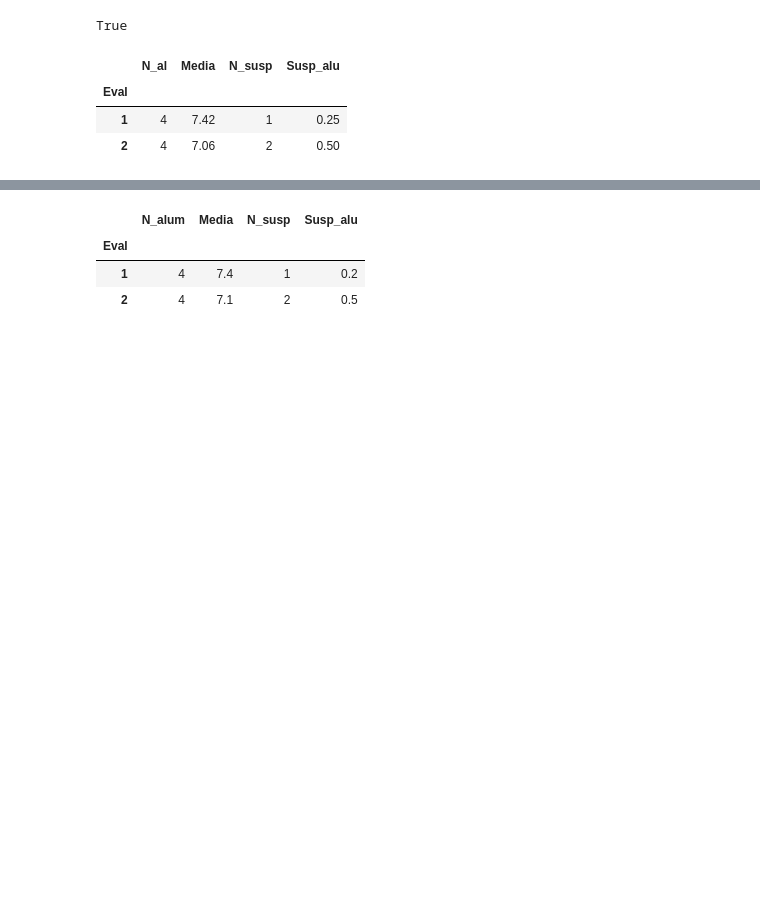
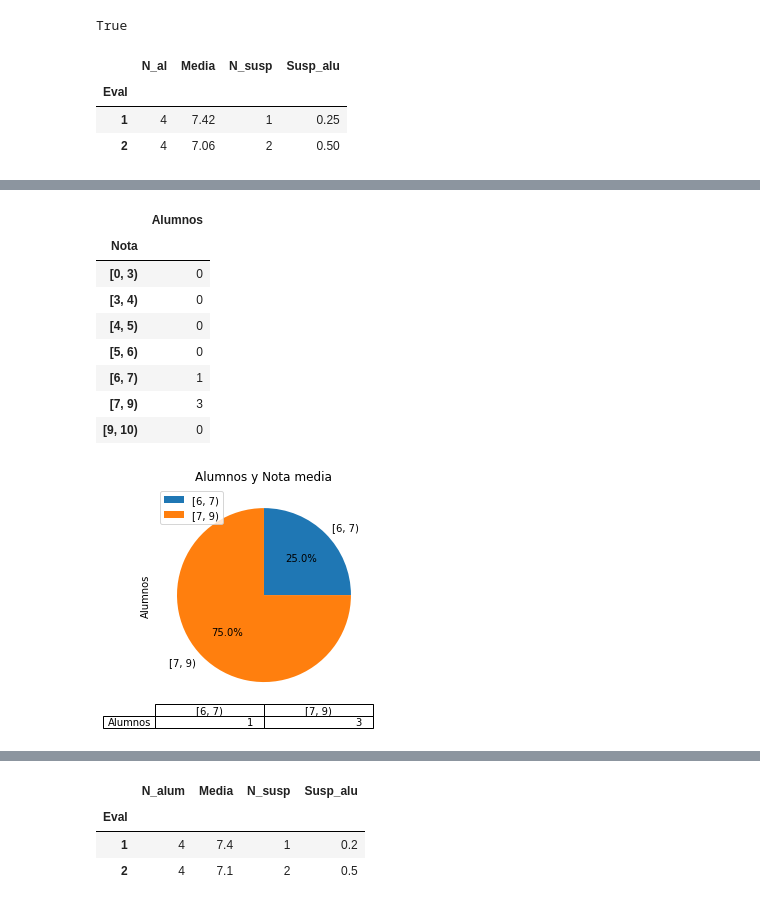
Before and after one commit to crdguez/mat4ac, a Jupyter notebook: notebooks/est_evaluacion_2021.ipynb, the cells around one changed output, grey strips where cells are left out. Cells and saved outputs as stored; diff of their text form; code cells hidden in the pictures; blank space fills up the shorter version.

```diff
--- a/notebooks/est_evaluacion_2021.ipynb
+++ b/notebooks/est_evaluacion_2021.ipynb
@@ -220,3 +273,22 @@ df
+# %%
+# Alumnos y suspensos
+df = actilla_final[actilla_final.Eval==ultima_evaluacion].groupby('Alumno').mean().Nota
+ranges = [0,3,4,5,6,7,9,10]
+df2 = df.groupby(pd.cut(df, ranges, right=False)).count()
+df2.name = 'Alumnos'
+df2[df2 > 0].plot(kind='pie', title = 'Alumnos y Nota media',autopct='%1.1f%%', legend = True, table=True)
+df2.to_frame()
+# %% [output]
+|  | Alumnos |
+| Nota |  |
+| [0, 3) | 0 |
+| [3, 4) | 0 |
+| [4, 5) | 0 |
+| [5, 6) | 0 |
+| [6, 7) | 1 |
+| [7, 9) | 3 |
+| [9, 10) | 0 |
+[figure, added]
 # %%
 from matplotlib import rcParams
 rcParams.update({'figure.autolayout': True})
```
Also changed, not shown: parts of 15 cells of this notebook, 1 other file.
